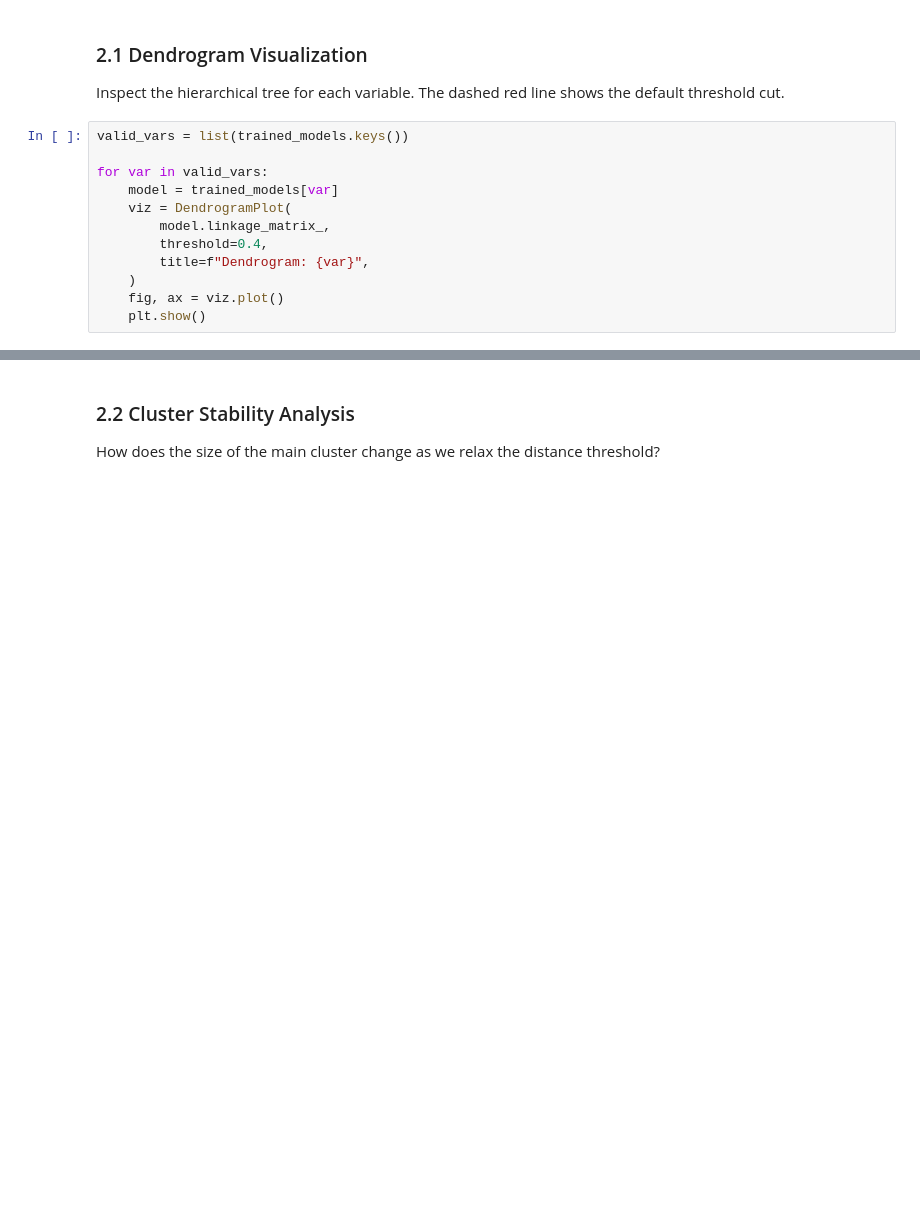
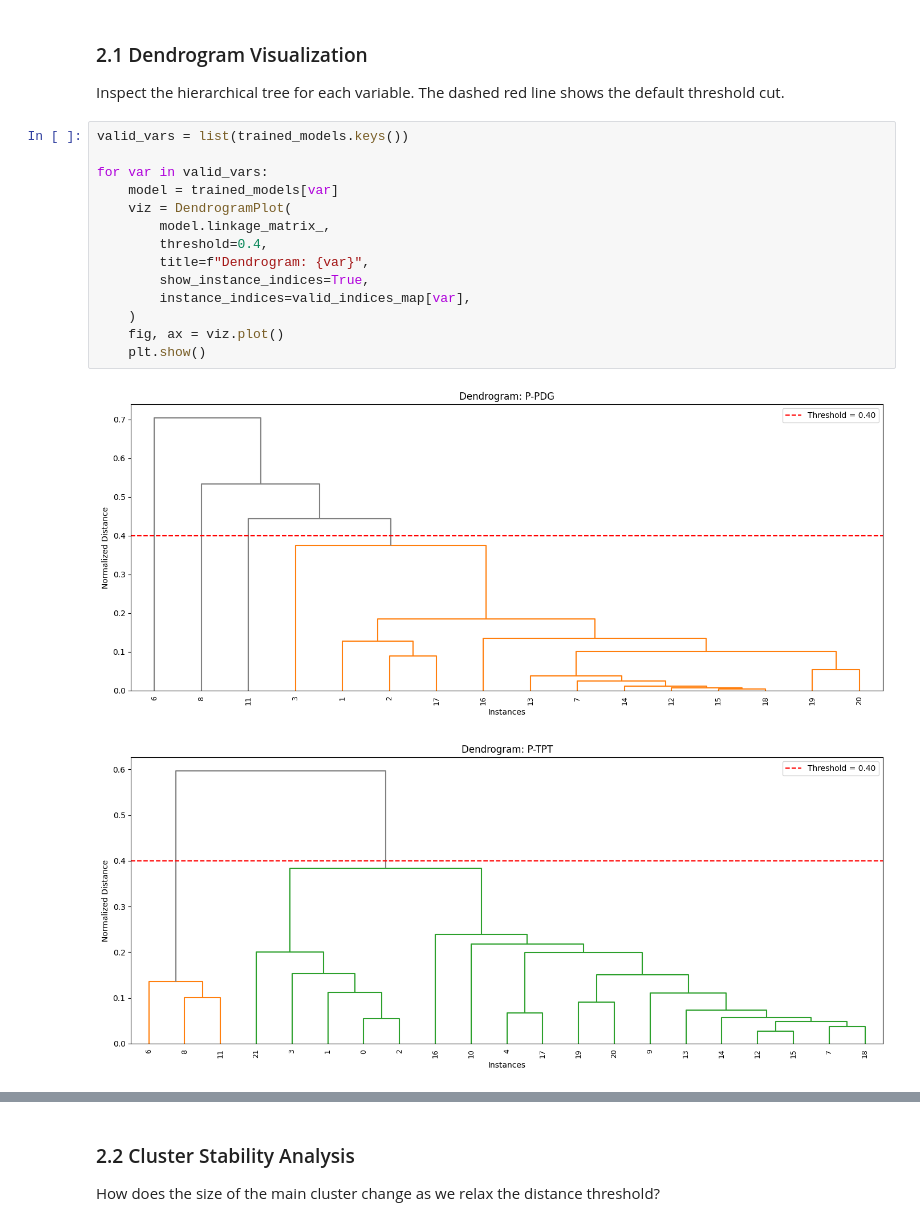
Before and after one commit to RalphVita/3W, a Jupyter notebook: docs/notebooks/clustering_pipeline_examples.ipynb, the cells around one changed output, grey strips where cells are left out. Cells and saved outputs as stored; diff of their text form; blank space fills up the shorter version.

```diff
--- a/docs/notebooks/clustering_pipeline_examples.ipynb
+++ b/docs/notebooks/clustering_pipeline_examples.ipynb
@@ -151,12 +171,17 @@ Inspect the hierarchical tree for each variable. The dashed red line shows the d
 # %%
 valid_vars = list(trained_models.keys())
 
 for var in valid_vars:
     model = trained_models[var]
     viz = DendrogramPlot(
         model.linkage_matrix_,
         threshold=0.4,
         title=f"Dendrogram: {var}",
+        show_instance_indices=True,
+        instance_indices=valid_indices_map[var],
     )
     fig, ax = viz.plot()
     plt.show()
+# %% [output]
+[figure, added]
+[figure, added]
```
Also changed, not shown: parts of 11 cells of this notebook, 2 other files.
